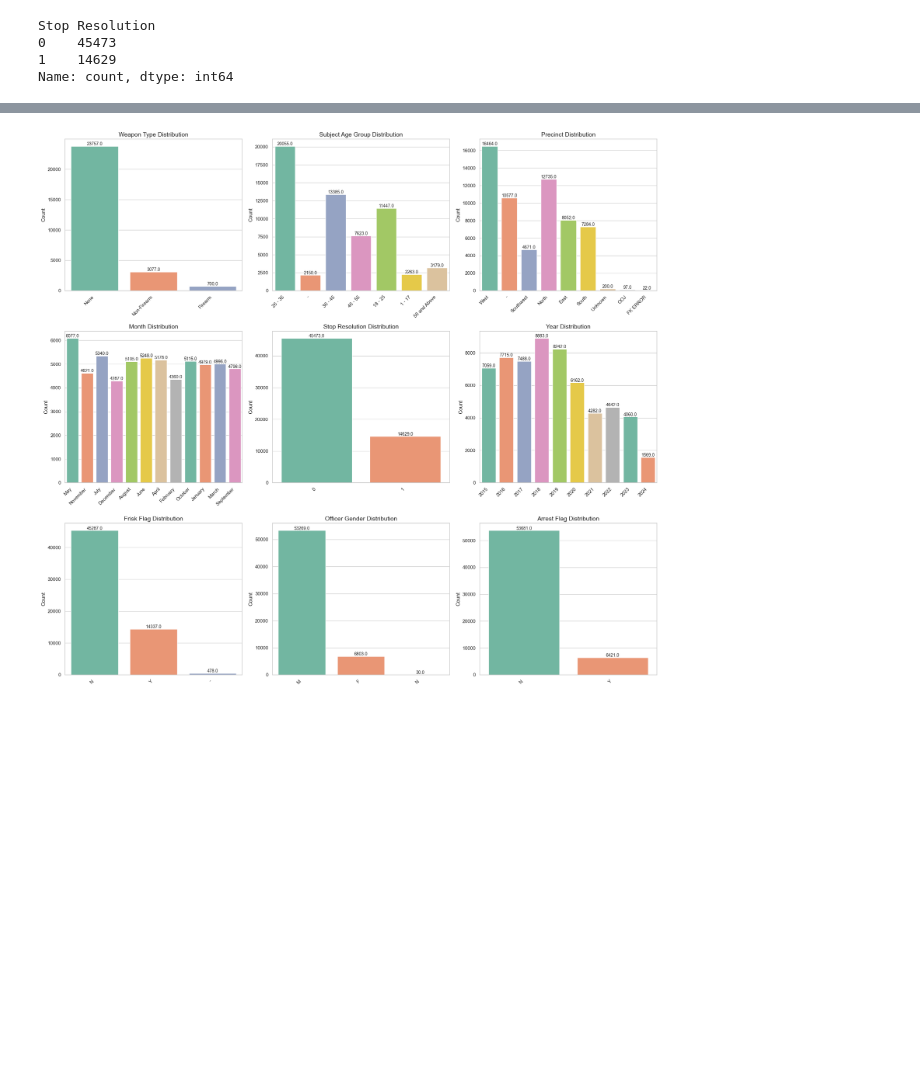
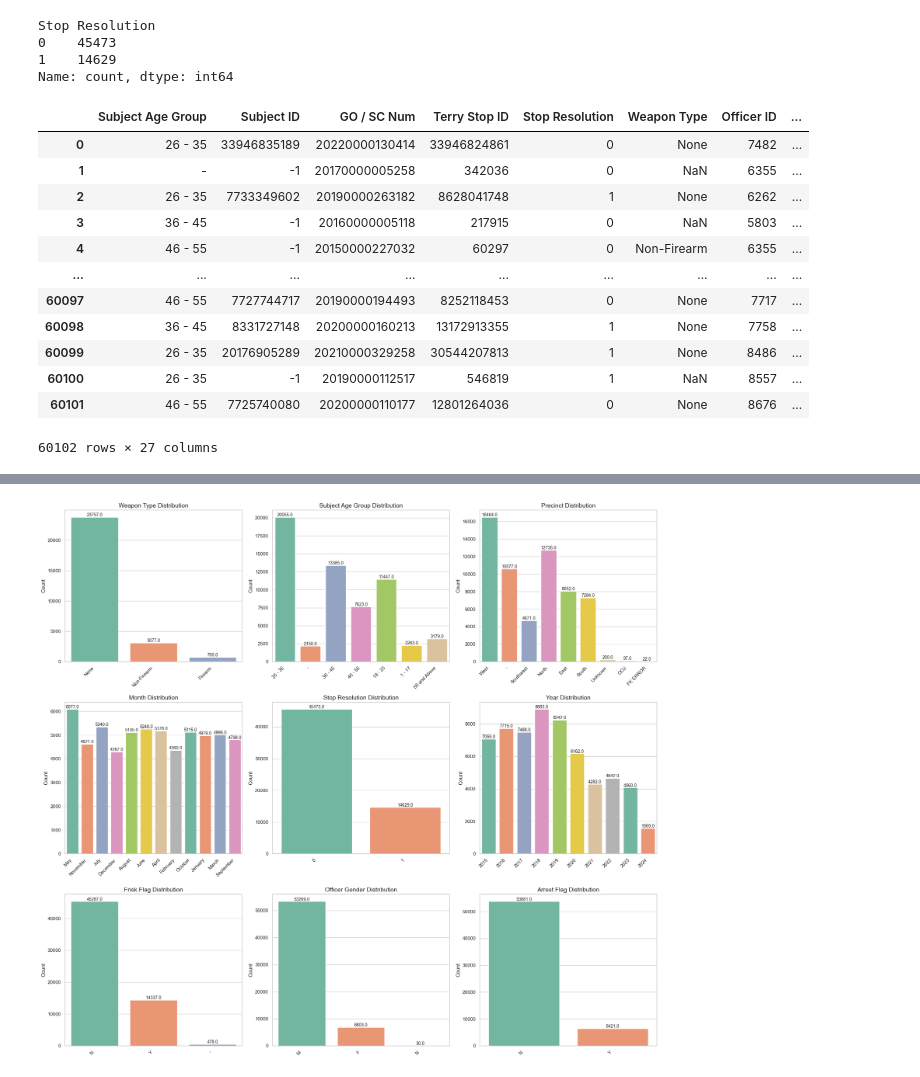
Before and after one commit to Allan-Kipkemei/Dsc-phase-3-project, a Jupyter notebook: code_checkpoints/main.ipynb, the cells around one changed output, grey strips where cells are left out. Cells and saved outputs as stored; diff of their text form; code cells hidden in the pictures; blank space fills up the shorter version.

```diff
--- a/code_checkpoints/main.ipynb
+++ b/code_checkpoints/main.ipynb
@@ -159,6 +180,22 @@ df['Weapon Type'] = df['Weapon Type'].map(weapon_mapping)
 # %%
 # Change Officer year of birth to give the officer age:
 df['Officer Age'] = 2020-df['Officer YOB']
+# %%
+df
+# %% [output]
+|  | Subject Age Group | Subject ID | GO / SC Num | Terry Stop ID | Stop Resolution | Weapon Type | Officer ID | ... |
+| 0 | 26 - 35 | 33946835189 | 20220000130414 | 33946824861 | 0 | None | 7482 | ... |
+| 1 | - | -1 | 20170000005258 | 342036 | 0 | NaN | 6355 | ... |
+| 2 | 26 - 35 | 7733349602 | 20190000263182 | 8628041748 | 1 | None | 6262 | ... |
+| 3 | 36 - 45 | -1 | 20160000005118 | 217915 | 0 | NaN | 5803 | ... |
+| 4 | 46 - 55 | -1 | 20150000227032 | 60297 | 0 | Non-Firearm | 6355 | ... |
+| ... | ... | ... | ... | ... | ... | ... | ... | ... |
+| 60097 | 46 - 55 | 7727744717 | 20190000194493 | 8252118453 | 0 | None | 7717 | ... |
+| 60098 | 36 - 45 | 8331727148 | 20200000160213 | 13172913355 | 1 | None | 7758 | ... |
+| 60099 | 26 - 35 | 20176905289 | 20210000329258 | 30544207813 | 1 | None | 8486 | ... |
+| 60100 | 26 - 35 | -1 | 20190000112517 | 546819 | 1 | NaN | 8557 | ... |
+| 60101 | 46 - 55 | 7725740080 | 20200000110177 | 12801264036 | 0 | None | 8676 | ... |
+60102 rows × 27 columns
 # %%
 # Drop columns that we are not going to need:
 df.drop(columns=['Subject ID','GO / SC Num','Officer ID','Officer YOB','Officer Race',
```
Also changed, not shown: parts of 9 cells of this notebook, 5 other files.
